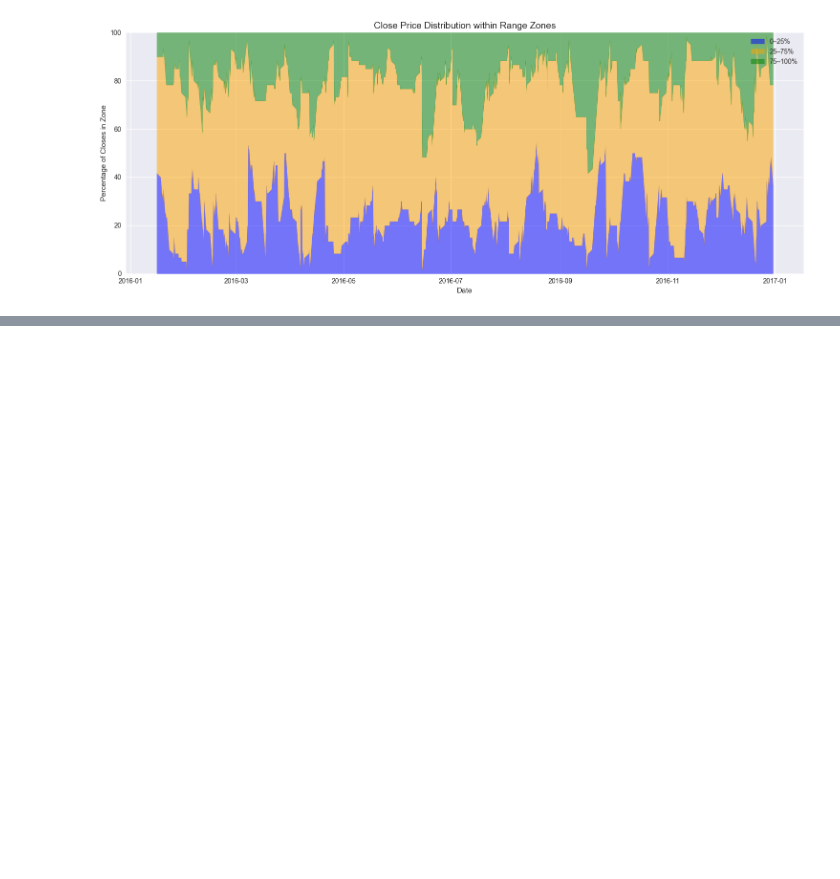
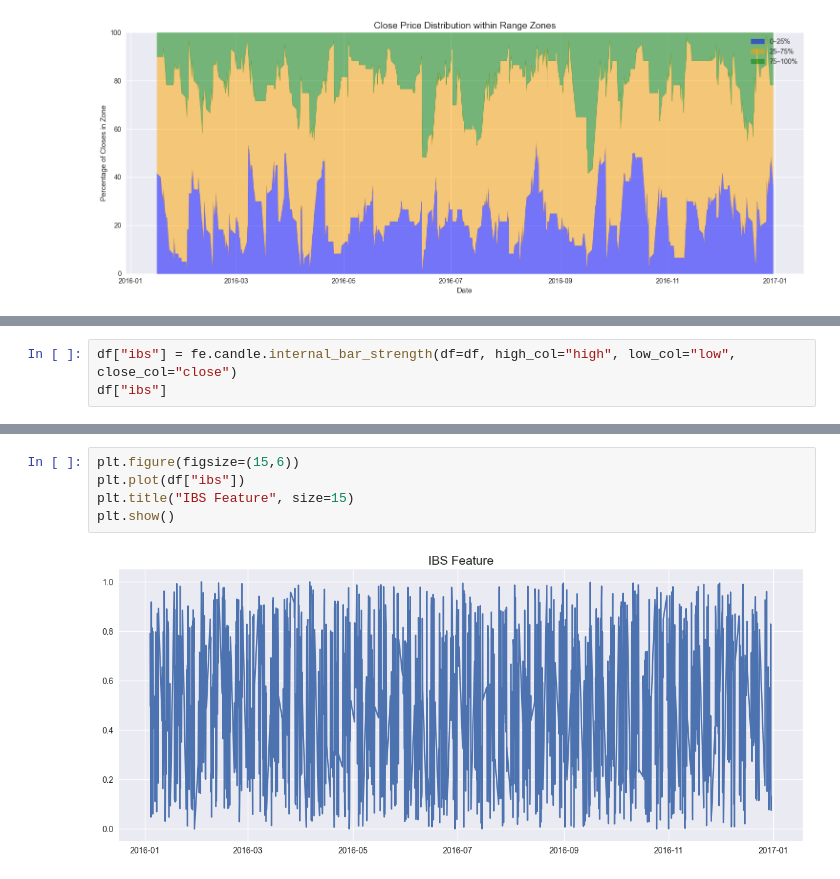
Before and after one commit to Quantreo/quantreo, a Jupyter notebook: docs/docs/tutorials/features-engineering-candle.ipynb, the cells around one changed output, grey strips where cells are left out. Cells and saved outputs as stored; diff of their text form; blank space fills up the shorter version.

```diff
--- a/docs/docs/tutorials/features-engineering-candle.ipynb
+++ b/docs/docs/tutorials/features-engineering-candle.ipynb
@@ -161,0 +180,3 @@ plt.show()
+# %%
+df["ibs"] = fe.candle.internal_bar_strength(df=df, high_col="high", low_col="low", close_col="close")
+df["ibs"]
@@ -161,0 +197,7 @@ plt.show()
+# %%
+plt.figure(figsize=(15,6))
+plt.plot(df["ibs"])
+plt.title("IBS Feature", size=15)
+plt.show()
+# %% [output]
+[figure, added]
```
Also changed, not shown: parts of 2 cells of this notebook, 9 other files.
